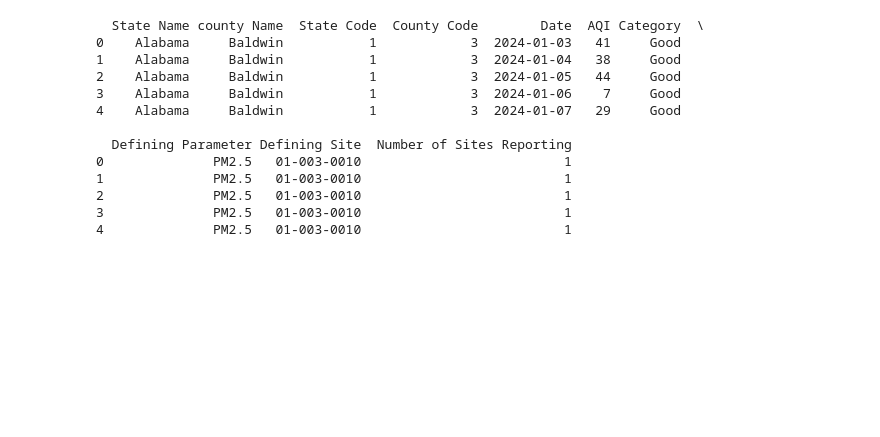
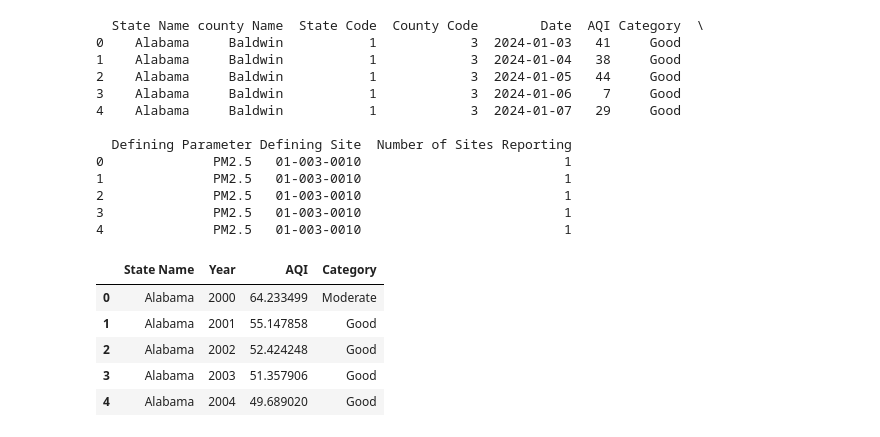
Before and after one commit to AryanJain-21/aqi_visualization_project, a Jupyter notebook: scripts/annual_aqi_trends_2000_2024.ipynb, the cells around one changed output. Saved outputs shown, nothing was run; the diff lists cells and outputs as text; code cells hidden in the pictures; blank space fills up the shorter version.

```diff
--- a/scripts/annual_aqi_trends_2000_2024.ipynb
+++ b/scripts/annual_aqi_trends_2000_2024.ipynb
@@ -33,13 +33,29 @@ print(df.head())
 # %%
 # Concatenate all years' data into one DataFrame
 data = pd.concat(dfs, ignore_index=True)
 
 # Convert 'Date' column to datetime format and extract 'Year'
 data["Date"] = pd.to_datetime(data["Date"])
 data["Year"] = data["Date"].dt.year
 
-# Group by 'State Name' and 'Year' to get the average AQI for each state per year
-state_yearly_aqi = data.groupby(["State Name", "Year"])["AQI"].mean().reset_index()
+# Group by state name and year, and calculate average AQI and most common category
+state_yearly_aqi = (
+    data.groupby(["State Name", "Year"])
+    .agg(
+        AQI=("AQI", "mean"),
+        Category=("Category", lambda x: x.mode()[0] if not x.mode().empty else None),
+    )
+    .reset_index()
+)
+
+state_yearly_aqi.head()
+# %% [output]
+|  | State Name | Year | AQI | Category |
+| 0 | Alabama | 2000 | 64.233499 | Moderate |
+| 1 | Alabama | 2001 | 55.147858 | Good |
+| 2 | Alabama | 2002 | 52.424248 | Good |
+| 3 | Alabama | 2003 | 51.357906 | Good |
+| 4 | Alabama | 2004 | 49.689020 | Good |
 # %%
 # Create an interactive bar chart for AQI by state for a specific year
 # Filter out Mexico from the data
```
Also changed, not shown: parts of 1 cell of this notebook, 4 other files.
